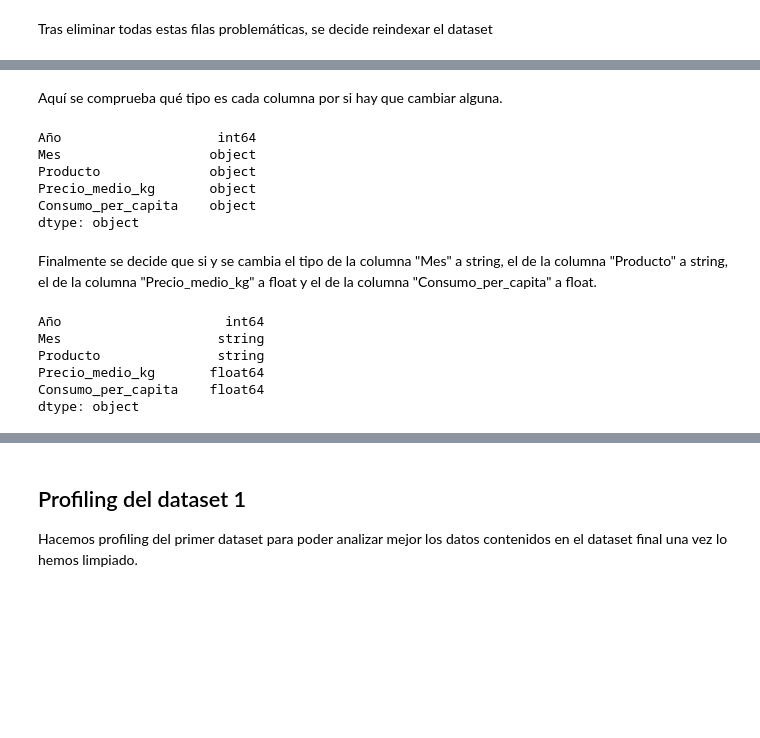
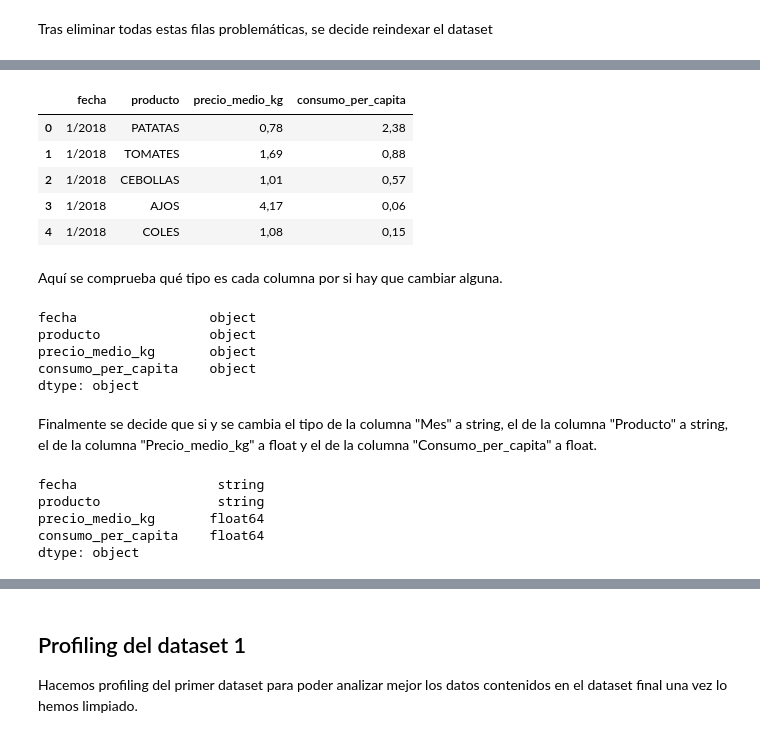
Before and after one commit to AdrianRuiz6/Mineria, a Jupyter notebook: AgroAnalisis.ipynb, the cells around one changed output, grey strips where cells are left out. Cells and saved outputs as stored; diff of their text form; code cells hidden in the pictures; blank space fills up the shorter version.

```diff
--- a/AgroAnalisis.ipynb
+++ b/AgroAnalisis.ipynb
@@ -99,29 +147,45 @@ df1_removed_rows = df1_removed_rows.reset_index(drop = True)
+# %%
+df1_final['fecha'] = df1_final['Mes'].astype(str) + '/' + df1_final['Año'].astype(str)
+
+columns = df1_final.columns.tolist()
+columns.insert(0, columns.pop(columns.index('fecha')))
+df1_final = df1_final.reindex(columns=columns)
+
+del df1_final["Año"]
+del df1_final["Mes"]
+# %%
+df1_final.head()
+# %% [output]
+|  | fecha | producto | precio_medio_kg | consumo_per_capita |
+| 0 | 1/2018 | PATATAS | 0,78 | 2,38 |
+| 1 | 1/2018 | TOMATES | 1,69 | 0,88 |
+| 2 | 1/2018 | CEBOLLAS | 1,01 | 0,57 |
+| 3 | 1/2018 | AJOS | 4,17 | 0,06 |
+| 4 | 1/2018 | COLES | 1,08 | 0,15 |
 # %% [markdown]
 Aquí se comprueba qué tipo es cada columna por si hay que cambiar alguna.
 # %%
-df1_removed_rows.dtypes
+df1_final.dtypes
 # %% [output]
-Año                    int64
-Mes                   object
-Producto              object
-Precio_medio_kg       object
-Consumo_per_capita    object
+fecha                 object
+producto              object
+precio_medio_kg       object
+consumo_per_capita    object
 dtype: object
 # %% [markdown]
 Finalmente se decide que si y se cambia el tipo de la columna "Mes" a string, el de la columna "Producto" a string, el de la columna "Precio_medio_kg" a float y el de la columna "Consumo_per_capita" a float.
-# %%
-df1_removed_rows['Mes'] = df1_removed_rows['Mes'].astype('string')
-df1_removed_rows['Producto'] = df1_removed_rows['Producto'].astype('string')
-
-df1_removed_rows['Precio_medio_kg'] = df1_removed_rows['Precio_medio_kg'].str.replace(',', '.').astype(float)
-df1_removed_rows['Consumo_per_capita'] = df1_removed_rows['Consumo_per_capita'].str.replace(',', '.').astype(float)
-
-df1_removed_rows.dtypes
-# %% [output]
-Año                     int64
-Mes                    string
-Producto               string
-Precio_medio_kg       float64
-Consumo_per_capita    float64
-dtype: object
+# %%
+df1_final['fecha'] = df1_final['fecha'].astype('string')
+df1_final['producto'] = df1_final['producto'].astype('string')
+
+df1_final['precio_medio_kg'] = df1_final['precio_medio_kg'].str.replace(',', '.').astype(float)
+df1_final['consumo_per_capita'] = df1_final['consumo_per_capita'].str.replace(',', '.').astype(float)
+
+df1_final.dtypes
+# %% [output]
+fecha                  string
+producto               string
+precio_medio_kg       float64
+consumo_per_capita    float64
+dtype: object
 # %% [markdown]
```
Also changed, not shown: parts of 82 cells of this notebook.
